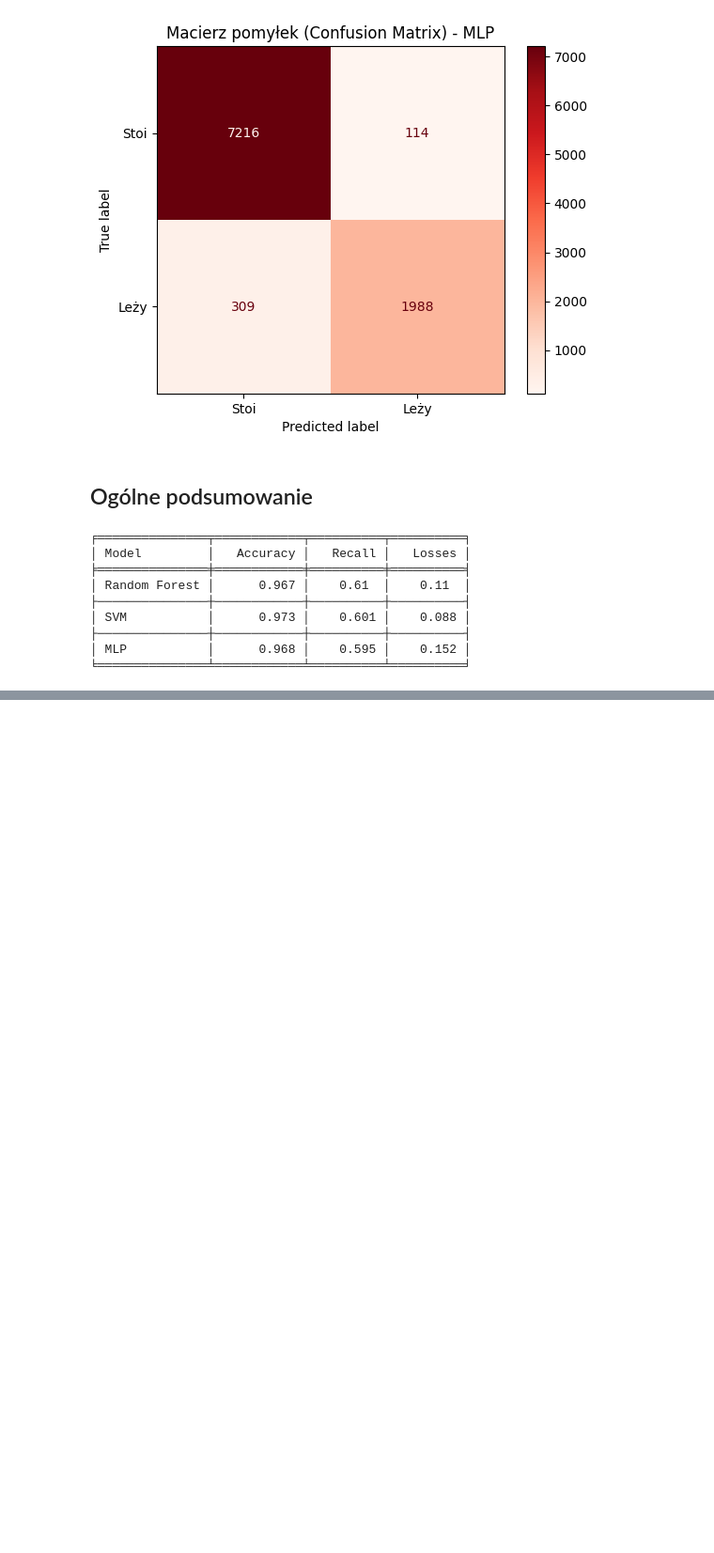
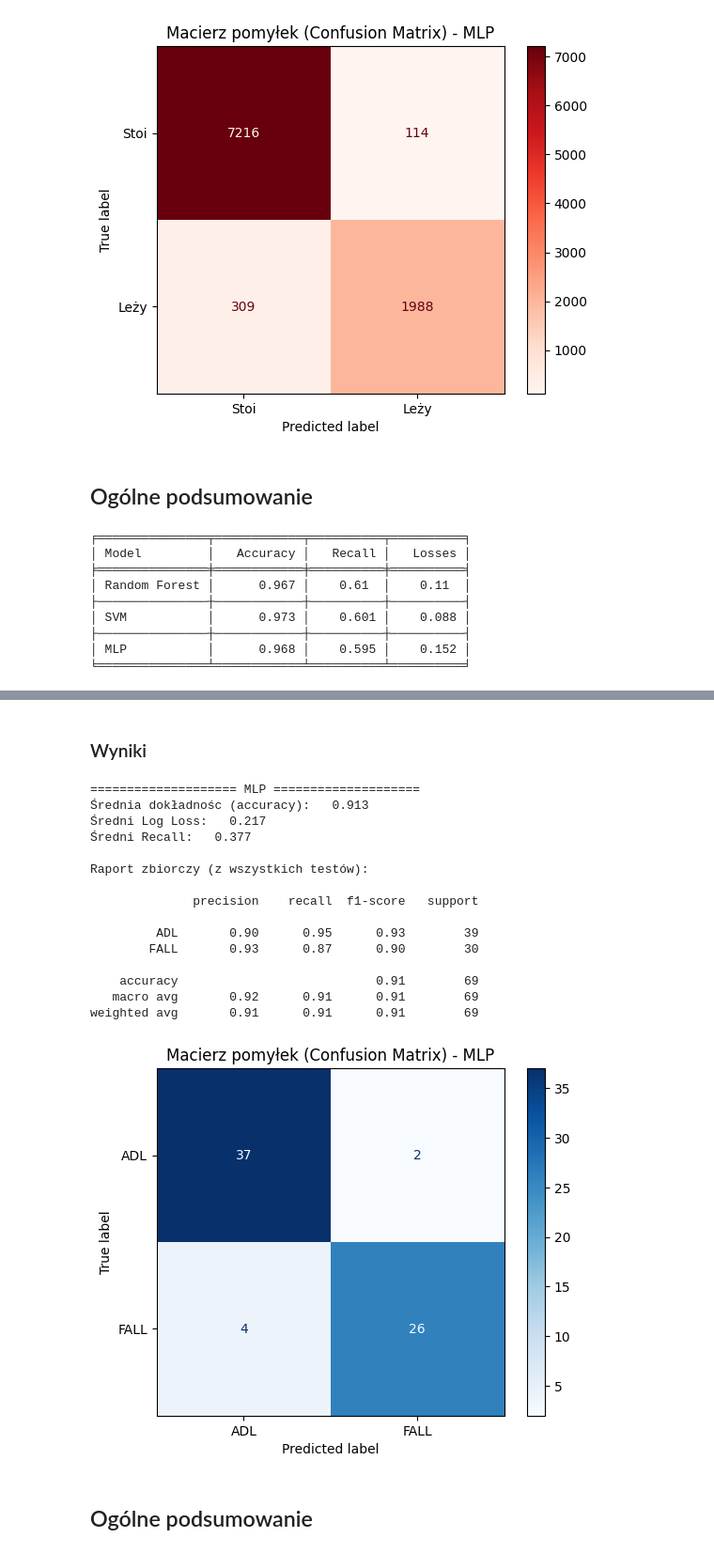
Before and after one commit to KacperM33/Projekt_AIPO, a Jupyter notebook: scripts/training_models.ipynb, the cells around one changed output, grey strips where cells are left out. Shown at 94% size. Drawn from its saved outputs; the diff is of its cells as text; code cells hidden in the pictures; blank space fills up the shorter version.

```diff
--- a/scripts/training_models.ipynb
+++ b/scripts/training_models.ipynb
@@ -435,0 +815,36 @@ print(tabulate(data, headers=headers, tablefmt="fancy_grid"))
+# %% [markdown]
+### Wyniki
+# %%
+print(f"="*20+" MLP "+"="*20)
+
+print(f"Średnia dokładnośc (accuracy):   {np.mean(accuracies_mlp):.3f}")
+print(f"Średni Log Loss:   {np.mean(losses_mlp):.3f}")
+print(f"Średni Recall:   {np.mean(recalls_mlp):.3f}")
+
+print(f"\nRaport zbiorczy (z wszystkich testów):\n")
+print(classification_report(all_y_trues_mlp, all_y_preds_mlp, target_names=['ADL', 'FALL']))
+
+# macierz pomyłek
+cm_mlp = confusion_matrix(all_y_trues_mlp, all_y_preds_mlp)
+ConfusionMatrixDisplay(cm_mlp, display_labels=['ADL', 'FALL']).plot(cmap='Blues')
+plt.title(f'Macierz pomyłek (Confusion Matrix) - MLP')
+plt.show()
+# %% [output]
+==================== MLP ====================
+Średnia dokładnośc (accuracy):   0.913
+Średni Log Loss:   0.217
+Średni Recall:   0.377
+
+Raport zbiorczy (z wszystkich testów):
+
+              precision    recall  f1-score   support
+
+         ADL       0.90      0.95      0.93        39
+        FALL       0.93      0.87      0.90        30
+
+    accuracy                           0.91        69
+   macro avg       0.92      0.91      0.91        69
+weighted avg       0.91      0.91      0.91        69
+[figure, added]
+# %% [markdown]
+## Ogólne podsumowanie
```
Also changed, not shown: parts of 17 cells of this notebook, 2 other files.
